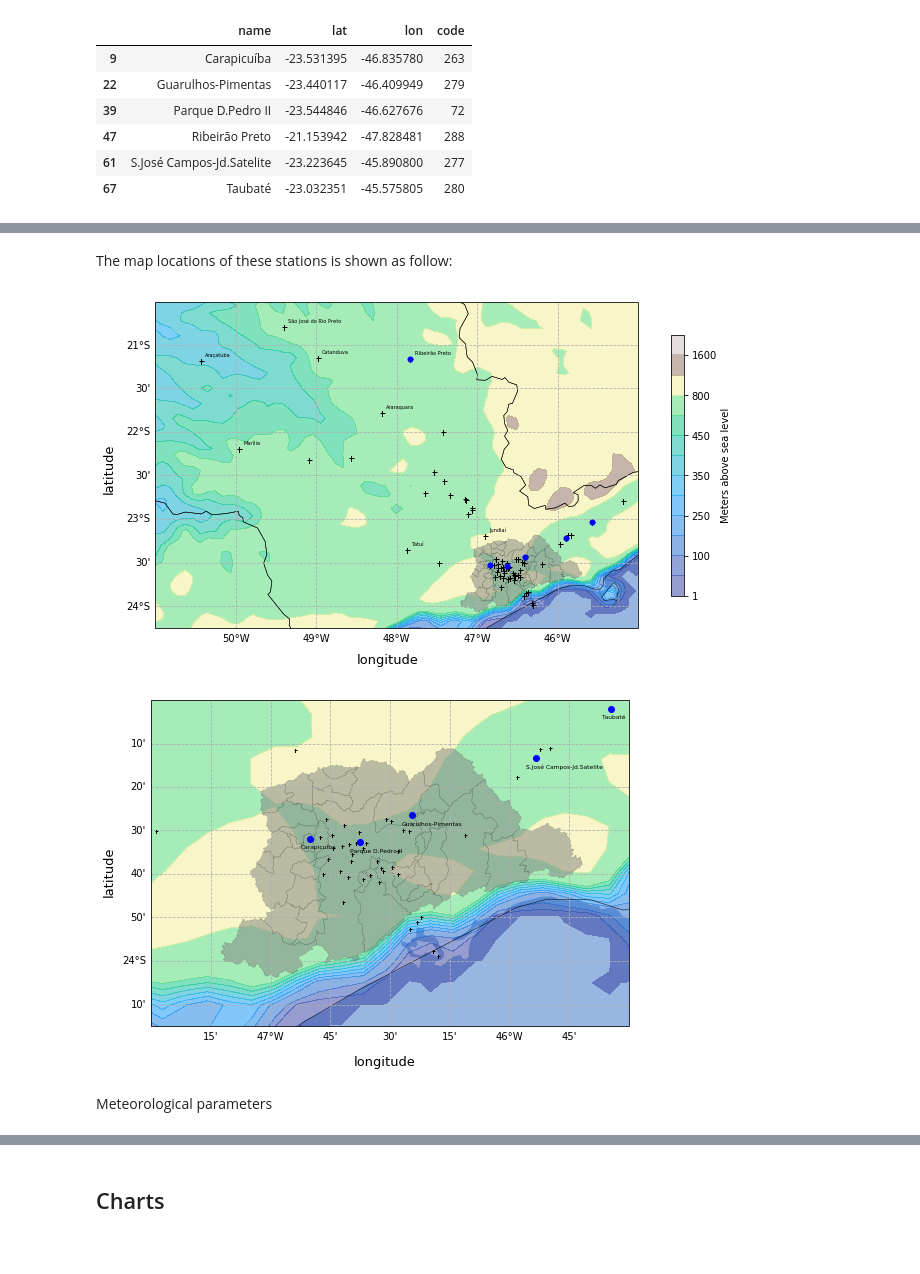
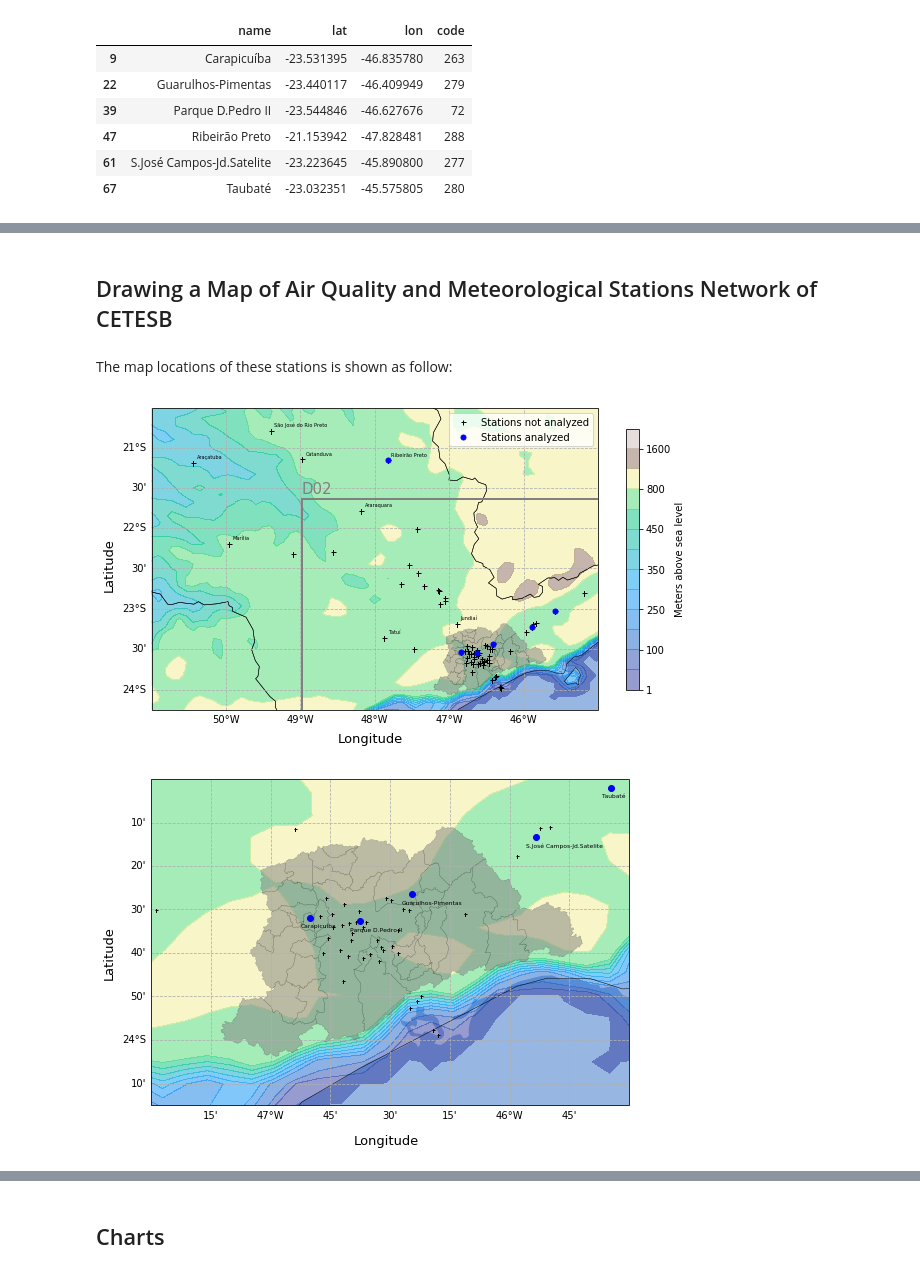
Before and after one commit to adelgadop/PythonObsData, a Jupyter notebook: Ozone.ipynb, the cells around one changed output, grey strips where cells are left out. Cells and saved outputs as stored; diff of their text form; code cells hidden in the pictures.

```diff
--- a/Ozone.ipynb
+++ b/Ozone.ipynb
@@ -79,3 +104,5 @@ sites
+# %% [markdown]
+## Drawing a Map of Air Quality and Meteorological Stations Network of CETESB
 # %% [markdown]
 The map locations of these stations is shown as follow:
 # %%
@@ -88,7 +115,7 @@ lats, lons = latlon_coords(hgt_d01)
 lats_d02, lons_d02 = latlon_coords(hgt_d02)
 
 ## Chart
-fig1 = plt.figure(figsize=(12, 6))
+fig1 = plt.figure(figsize=(10, 6))
 ax = plt.axes(projection=cart_proj)
 states = NaturalEarthFeature(category='cultural',
                              scale='50m',
@@ -108,44 +135,57 @@ shape_feature = ShapelyFeature(Reader(fname).geometries(),
 ax.add_feature(shape_feature, linewidth=0.2, edgecolor = 'black',
                 facecolor = 'gray', alpha=0.5)
 
+# d02 box
+xlim_d02   = wrf.cartopy_xlim(hgt_d02)
+ylim_d02   = wrf.cartopy_ylim(hgt_d02)
+ax.add_patch(mpl.patches.Rectangle((xlim_d02[0], ylim_d02[0]),
+                                   xlim_d02[1]-xlim_d02[0],
+                                   ylim_d02[1]-ylim_d02[0],
+             fill=None, lw=2, edgecolor='gray', zorder=10))
+ax.text(xlim_d02[0]+(xlim_d02[1]-xlim_d02[0])*0.0,
+        ylim_d02[0]+(ylim_d02[1]-ylim_d02[0])*1.02,
+        'D02', size=15, color='gray', zorder=10)
+
 # Set the contour levels
 levels = [1, 50, 100, 200, 250, 300,
           350, 400, 450, 500, 800, 1300,
           1600, 2000]
 
 plt.contourf(to_np(lons), to_np(lats),
                 to_np(hgt_d01), levels=levels,
                 transform=crs.PlateCarree(),
                 cmap=get_cmap("terrain"), alpha = 0.5)
 plt.colorbar(ax=ax, label = 'Meters above sea level',shrink=0.8,
             pad = 0.05 )
 
 # draw gridlines
 gl = ax.gridlines(draw_labels=True, dms=True, alpha=1,
                   linestyle='--')
 gl.top_labels = False
 gl.right_labels = False
 
-ax.text(-51.65, -22.25, 'latitude', transform=crs.Geodetic(),
+ax.text(-51.65, -22.25, 'Latitude', transform=crs.Geodetic(),
          fontsize=13, rotation='vertical')
-ax.text(-48.5, -24.65, 'longitude', transform=crs.Geodetic(),
+ax.text(-48.5, -24.65, 'Longitude', transform=crs.Geodetic(),
         fontsize=13, rotation='horizontal')
 
 lon = stations.lon.values
 lat = stations.lat.values
 num = [1,2,10,30,33,47,59,66] # index of stations
 for i in num:
     ax.text(lon[i]+0.05, lat[i]+0.05, stations.name.values[i], transform=crs.Geodetic(),
             fontsize=5, rotation='horizontal')
-ax.plot(lon, lat,'+',markersize=5, color = 'k', transform=crs.Geodetic())
-ax.plot(sites.lon.values, sites.lat.values,'o',
+ax.plot(lon, lat,'+',markersize=5, color = 'k', label='Stations not analyzed',
+        transform=crs.Geodetic())
+ax.plot(sites.lon.values, sites.lat.values,'o', label='Stations analyzed',
         markersize=5, color = 'b', transform=crs.Geodetic());
+ax.legend()
 fig1.savefig("../4_Draft_Report/Dissertation/fig/map_stations.pdf",bbox_inches='tight');
 # %% [output]
-[figure, old version]
+[figure, new version]
 # %%
 ## Chart
-fig2 = plt.figure(figsize=(12, 6))
+fig2 = plt.figure(figsize=(10, 6))
 ax = plt.axes(projection=cart_proj)
 states = NaturalEarthFeature(category='cultural',
                              scale='50m',
@@ -181,9 +221,9 @@ gl = ax.gridlines(draw_labels=True, dms=True, alpha=1,
 gl.top_labels = False
 gl.right_labels = False
 
-ax.text(-47.7, -23.6, 'latitude', transform=crs.Geodetic(),
+ax.text(-47.7, -23.6, 'Latitude', transform=crs.Geodetic(),
          fontsize=13, rotation='vertical')
-ax.text(-46.65, -24.40, 'longitude', transform=crs.Geodetic(),
+ax.text(-46.65, -24.40, 'Longitude', transform=crs.Geodetic(),
         fontsize=13, rotation='horizontal')
 
 lon = stations.lon.values
@@ -198,6 +238,4 @@ ax.plot(sites.lon.values, sites.lat.values,'o',
         markersize=6, color = 'b', transform=crs.Geodetic())
 fig2.savefig("../4_Draft_Report/Dissertation/fig/masp_stations.pdf",bbox_inches='tight');
 # %% [output]
-[figure, old version]
+[figure, new version]
-# %% [markdown]
-Meteorological parameters
```
Also changed, not shown: parts of 43 cells of this notebook, 2 other files.
